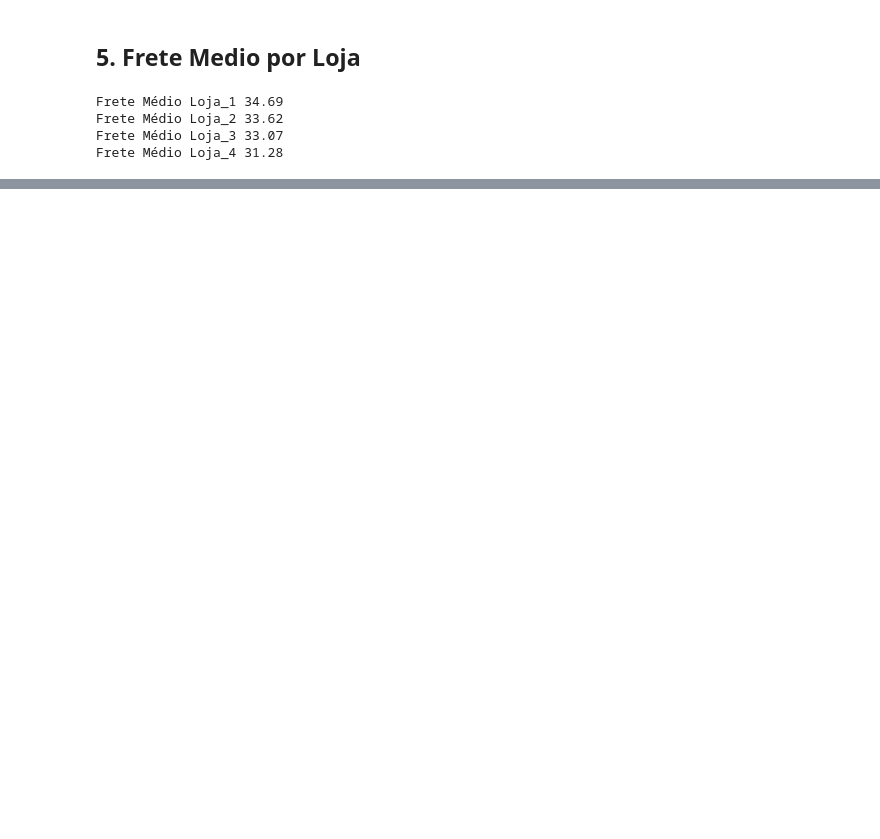
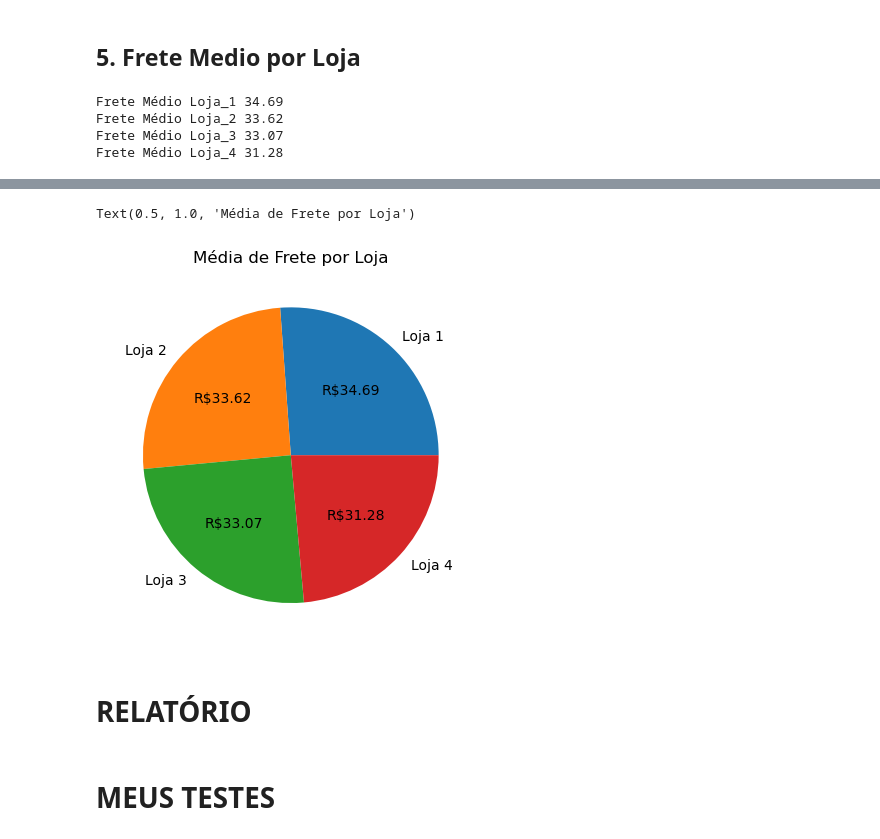
Before and after one commit to vmpimenta/challenge_alura_store_modelagem, a Jupyter notebook: challenge.ipynb, the cells around one changed output, grey strips where cells are left out. Saved outputs shown, nothing was run; the diff lists cells and outputs as text; code cells hidden in the pictures; blank space fills up the shorter version.

```diff
--- a/challenge.ipynb
+++ b/challenge.ipynb
@@ -44,5 +53,5 @@ def media_avaliacoes(dataset):
 
 def media_frete(dataset):
     media = dataset["Frete"].mean()
-    return f'{round(media,2)}'
+    return round(media,2)
 # %% [markdown]
@@ -138,0 +174,13 @@ Frete Médio Loja_4 31.28
+# %%
+lojas = ["Loja 1", "Loja 2", "Loja 3", "Loja 4"]
+lista_frete = [media_frete(loja1), media_frete(loja2), media_frete(loja3), media_frete(loja4)]
+# %%
+plt.pie(lista_frete, labels=lojas, autopct=lambda pct: f'R${pct/100*sum(lista_frete):.2f}')
+plt.title("Média de Frete por Loja")
+# %% [output]
+Text(0.5, 1.0, 'Média de Frete por Loja')
+[figure, added]
+# %% [markdown]
+# RELATÓRIO
+# %% [markdown]
+# MEUS TESTES
```
Also changed, not shown: parts of 25 cells of this notebook.
